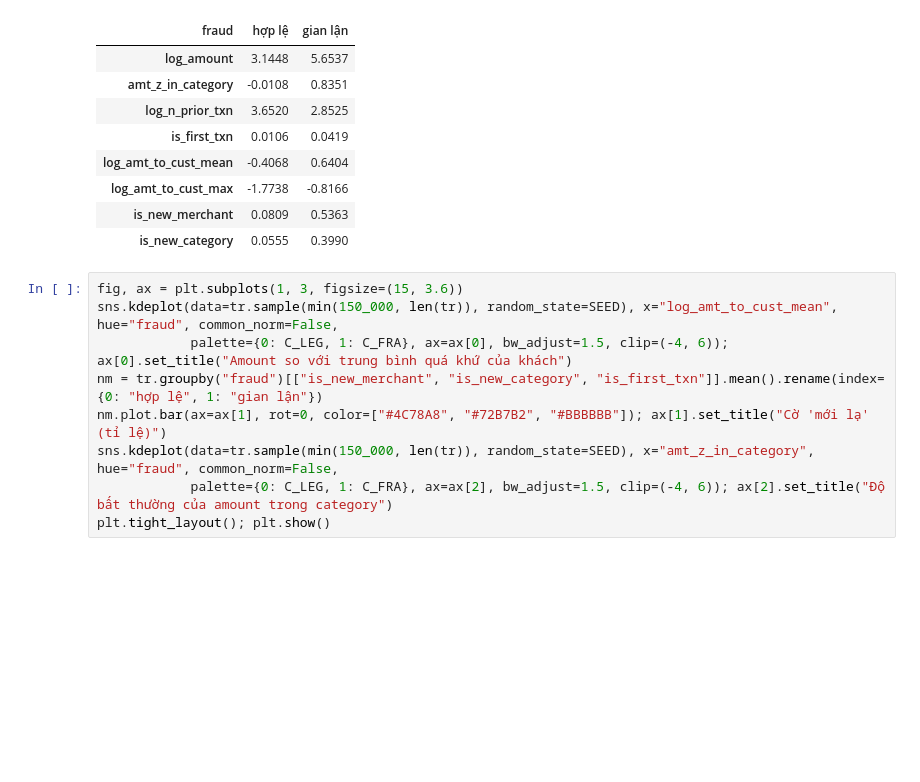
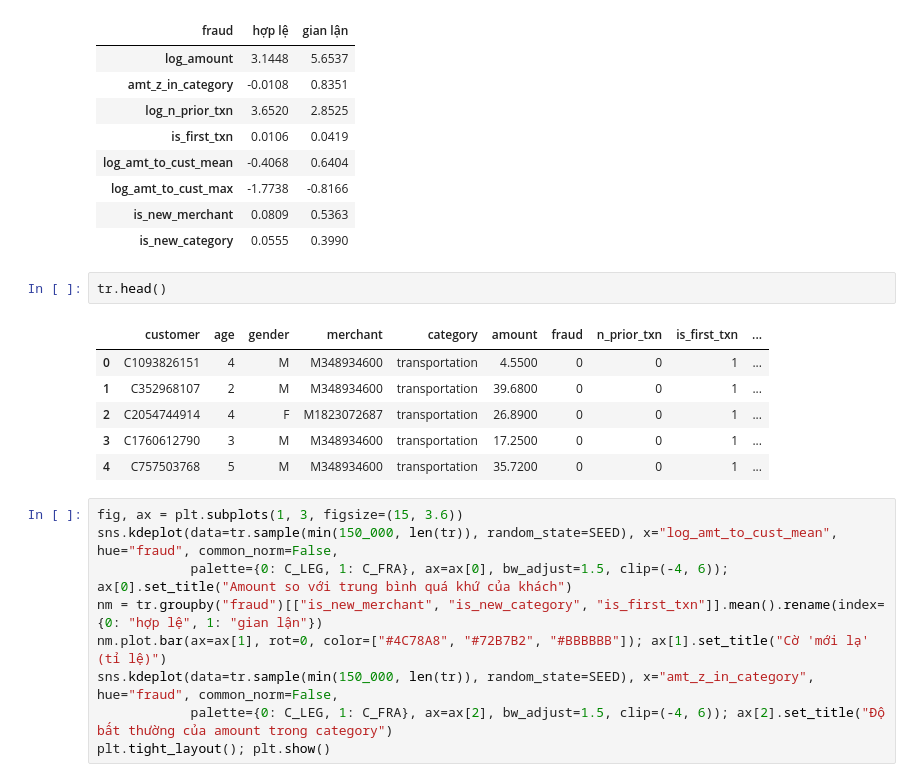
Before and after one commit to DakFu2k6/DS66A_Group_07, a Jupyter notebook: Fraud_Detection.ipynb, the cells around one changed output. Drawn from its saved outputs; the diff is of its cells as text; blank space fills up the shorter version.

```diff
--- a/Fraud_Detection.ipynb
+++ b/Fraud_Detection.ipynb
@@ -468,6 +468,15 @@ Train: (374914, 16) | Val: (108423, 16)
 | log_amt_to_cust_max | -1.7738 | -0.8166 |
 | is_new_merchant | 0.0809 | 0.5363 |
 | is_new_category | 0.0555 | 0.3990 |
+# %%
+tr.head()
+# %% [output]
+|  | customer | age | gender | merchant | category | amount | fraud | n_prior_txn | is_first_txn | ... |
+| 0 | C1093826151 | 4 | M | M348934600 | transportation | 4.5500 | 0 | 0 | 1 | ... |
+| 1 | C352968107 | 2 | M | M348934600 | transportation | 39.6800 | 0 | 0 | 1 | ... |
+| 2 | C2054744914 | 4 | F | M1823072687 | transportation | 26.8900 | 0 | 0 | 1 | ... |
+| 3 | C1760612790 | 3 | M | M348934600 | transportation | 17.2500 | 0 | 0 | 1 | ... |
+| 4 | C757503768 | 5 | M | M348934600 | transportation | 35.7200 | 0 | 0 | 1 | ... |
 # %%
 fig, ax = plt.subplots(1, 3, figsize=(15, 3.6))
 sns.kdeplot(data=tr.sample(min(150_000, len(tr)), random_state=SEED), x="log_amt_to_cust_mean", hue="fraud", common_norm=False,
```
Also changed, not shown: parts of 3 cells of this notebook, 1 other file.
